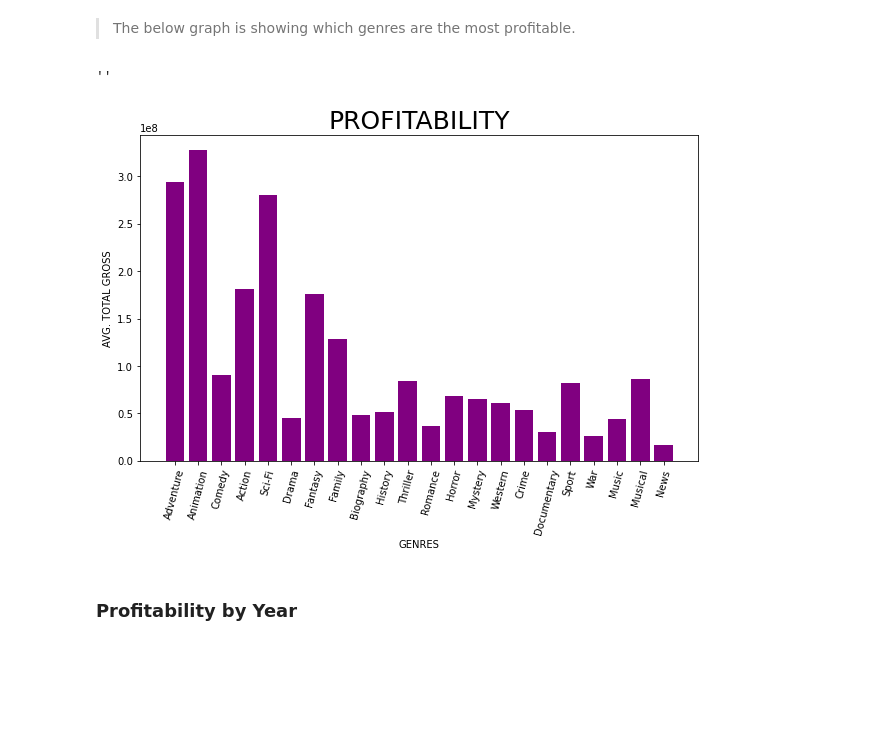
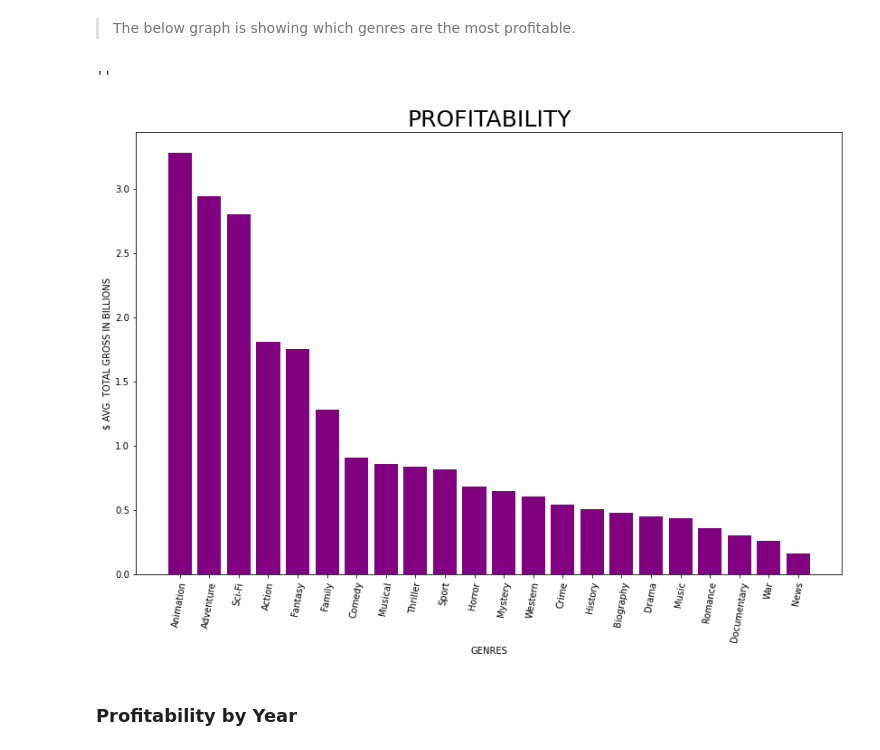
Before and after one commit to gt1719/Movie-Data-Analysis, a Jupyter notebook: movie_data_analysis.ipynb, the cells around one changed output. Cells and saved outputs as stored; diff of their text form; code cells hidden in the pictures; blank space fills up the shorter version.

```diff
--- a/movie_data_analysis.ipynb
+++ b/movie_data_analysis.ipynb
@@ -446,0 +383,4 @@ sorted_genre
+# %%
+genres_total = []
+for genre in df_genres.columns:
+    genres_total.append((genre, df_genres[df_genres[genre]==1]['total_gross'].mean()))
@@ -446,0 +412,3 @@ sorted_genre
+# %%
+genres_total = pd.DataFrame(genres_total, columns=["genres", "total_gross"])
+genres_total
@@ -446,0 +456,5 @@ sorted_genre
+# %%
+genres_total.dropna(axis=0, inplace=True)
+# %%
+genres_total = genres_total.sort_values(by='total_gross', ascending=False)
+genres_total
@@ -478,23 +529,24 @@ fig.savefig("brt.png")
 # %% [markdown]
 > The below graph is showing which genres are the most profitable.
 # %%
-fig, ax = plt.subplots(figsize=(10, 6))
+fig, ax = plt.subplots(figsize=(14, 9))
 
 # Use plot() function to create a plot using above values
-ax.bar(range(len(genre_total_gross)), genre_total_gross.values(), color="purple")
-ax.set_xticklabels(genre_total_gross, rotation=75)
-ax.set_xticks(range(len(genre_total_gross)))
+ax.bar(range(len(genres_total)), genres_total['total_gross']/1e8, color="purple")
+ax.set_xticklabels(genres_total['genres'], rotation=80)
+ax.set_xticks(range(len(genres_total)))
 # Add labels for x and y axes
 ax.set_xlabel('GENRES')
-ax.set_ylabel('AVG. TOTAL GROSS')
+ax.set_ylabel('$ AVG. TOTAL GROSS IN BILLIONS')
 
 # Add a title for the plot
 ax.set_title('PROFITABILITY', fontdict={"fontsize":25})
+
 fig.savefig("PROFITABILITY.png")
 ;
 # %% [output]
 ''
-[figure, old version]
+[figure, new version]
 # %% [markdown]
 ### Profitability by Year
 # %% [markdown]
```
Also changed, not shown: parts of 29 cells of this notebook, 3 other files.
